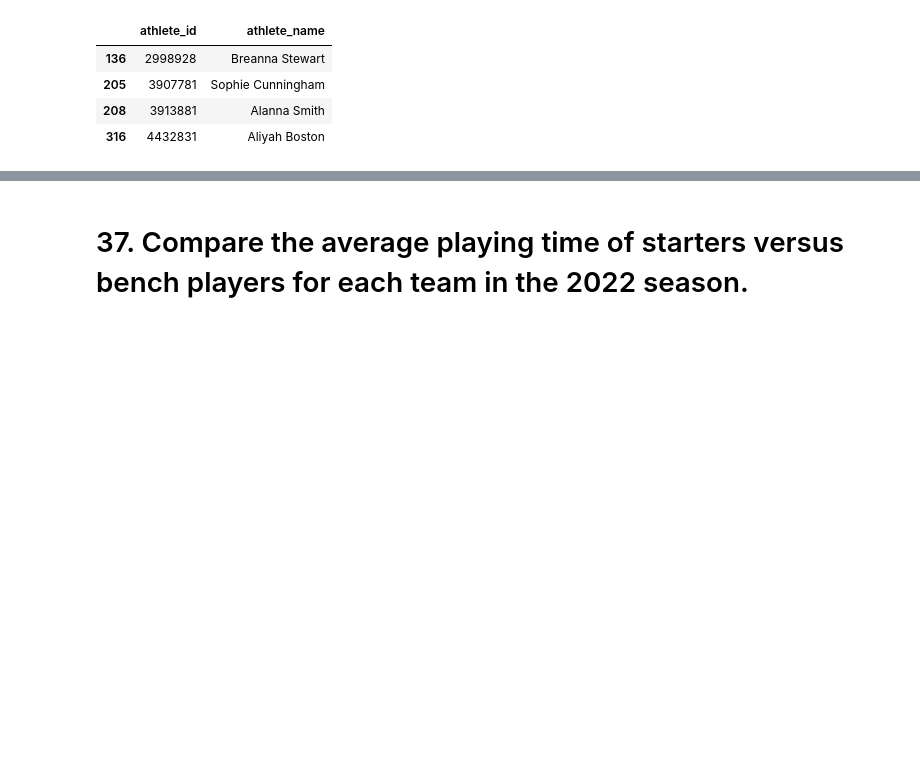
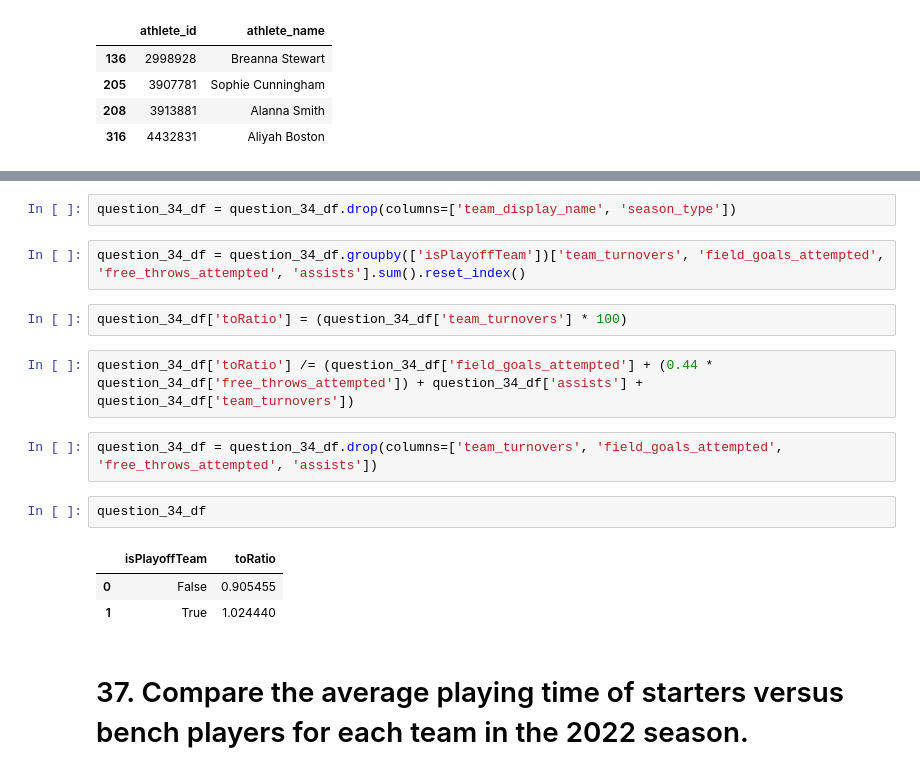
Before and after one commit to MIDS2024-Capstone-HoopIQ/project, a Jupyter notebook: test_questions_answers.ipynb, the cells around one changed output, grey strips where cells are left out. Saved outputs shown, nothing was run; the diff lists cells and outputs as text; blank space fills up the shorter version.

```diff
--- a/test_questions_answers.ipynb
+++ b/test_questions_answers.ipynb
@@ -833,3 +900,19 @@ question_33_df_player_info
+# %%
+question_34_df = question_34_df.drop(columns=['team_display_name', 'season_type'])
+# %%
+question_34_df = question_34_df.groupby(['isPlayoffTeam'])['team_turnovers', 'field_goals_attempted', 'free_throws_attempted', 'assists'].sum().reset_index()
+# %%
+question_34_df['toRatio'] = (question_34_df['team_turnovers'] * 100)
+# %%
+question_34_df['toRatio'] /= (question_34_df['field_goals_attempted'] + (0.44 * question_34_df['free_throws_attempted']) + question_34_df['assists'] + question_34_df['team_turnovers'])
+# %%
+question_34_df = question_34_df.drop(columns=['team_turnovers', 'field_goals_attempted', 'free_throws_attempted', 'assists'])
+# %%
+question_34_df
+# %% [output]
+|  | isPlayoffTeam | toRatio |
+| 0 | False | 0.905455 |
+| 1 | True | 1.024440 |
 # %% [markdown]
 # 37. Compare the average playing time of starters versus bench players for each team in the 2022 season.
 # %%
```
Also changed, not shown: parts of 41 cells of this notebook.
